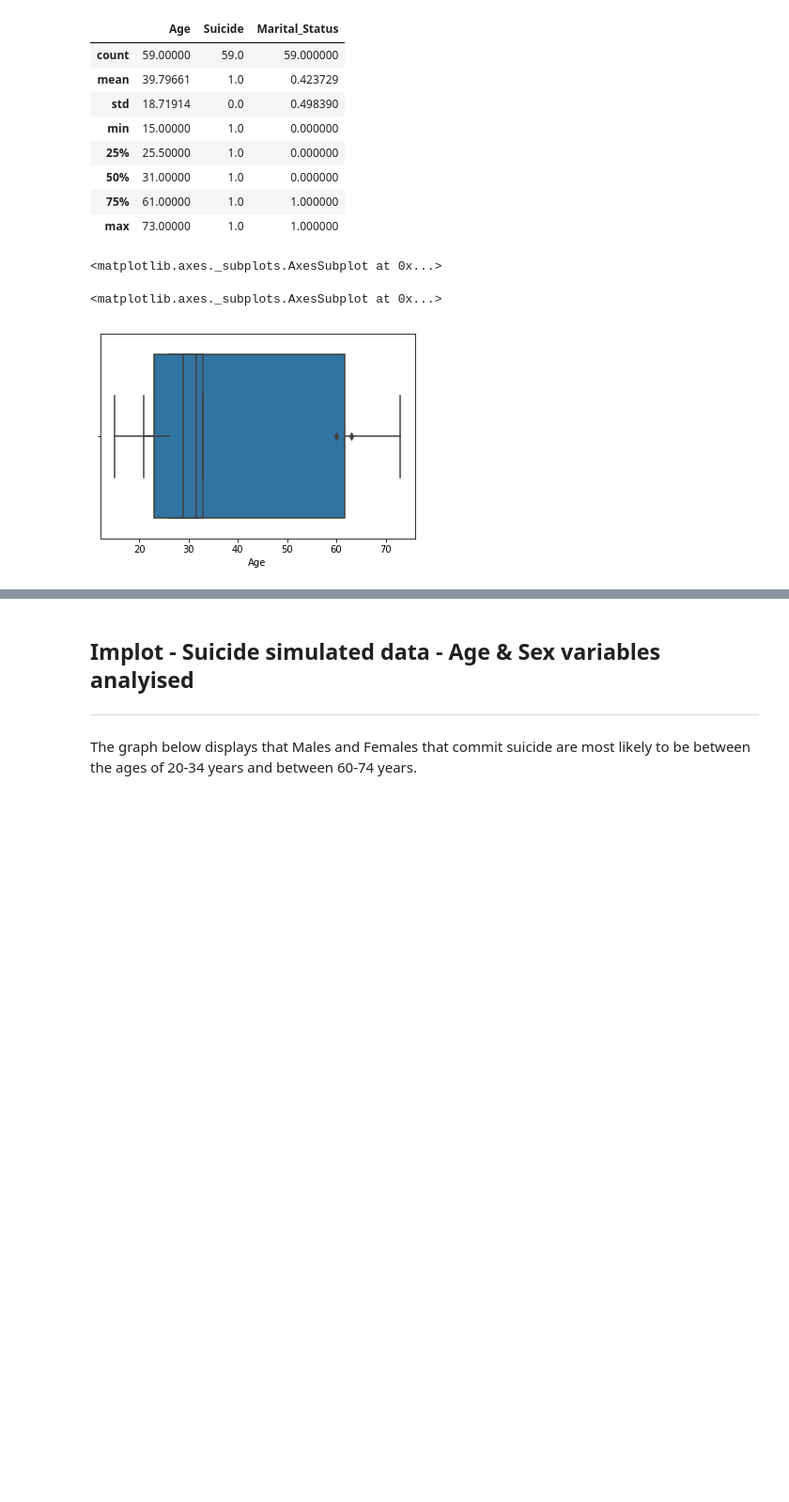
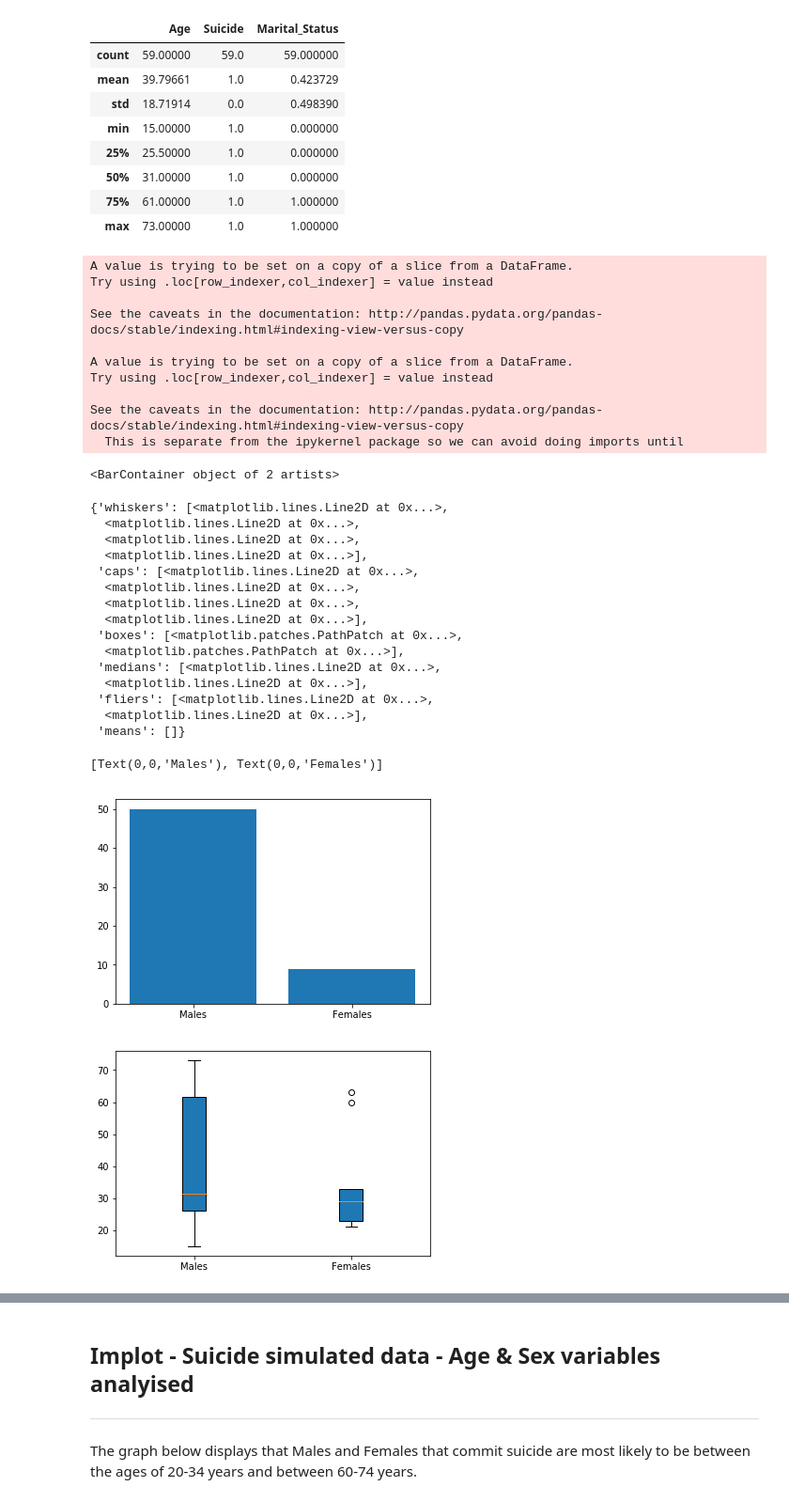
Before and after one commit to roisinanglim/suicide_rates, a Jupyter notebook: suicide _rates_data_simulation.ipynb, the cells around one changed output, grey strips where cells are left out. Shown at 94% size. Drawn from its saved outputs; the diff is of its cells as text; code cells hidden in the pictures; blank space fills up the shorter version.

Commit message:
additional bargraph & boxplot added

```diff
--- a/suicide _rates_data_simulation.ipynb
+++ b/suicide _rates_data_simulation.ipynb
@@ -600,8 +600,8 @@ sns.distplot(Total_data.Age)
 # %%
 #Filter dataset based on suicides
-suicide_no = Total_data.loc[Total_data['Suicide'] == 1]
+SuicideData = Total_data.loc[Total_data['Suicide'] == 1]
 #Print first five rows
-pd.DataFrame.head(suicide_no)
+pd.DataFrame.head(SuicideData)
 # %% [output]
 |  | Age | Sex | Suicide | Marital_Status |
 | 875 | 20 | m | 1 | 1.0 |
@@ -622,19 +622,55 @@ suicide_no.describe()
 | 50% | 31.00000 | 1.0 | 0.000000 |
 | 75% | 61.00000 | 1.0 | 1.000000 |
 | max | 73.00000 | 1.0 | 1.000000 |
-# %%
-suicide_no_male = suicide_no.loc[suicide_no['Sex'] == 'm']
-suicide_no_female = suicide_no.loc[suicide_no['Sex'] == 'f']
-
-#Plot implot graphs side by side to compare male & female suicide numbers
-#implotf = sns.lmplot(data = suicide_no_female, x = "Marital_Status", y = "Age",fit_reg=False, hue = "Sex",size = 5, aspect=1, scatter_kws = {'s':200}, )
-#implotm = sns.lmplot(data = suicide_no_male, x = "Marital_Status", y = "Age",fit_reg=False, hue = "Sex",size = 5, aspect=1, scatter_kws = {'s':200}, )
-
-sns.boxplot(suicide_no.Age[suicide_no.Sex == "m"])
-sns.boxplot(suicide_no.Age[suicide_no.Sex == "f"])
-
-#sns.boxplot(pd.melt(suicide_no))
-# %% [output]
-<matplotlib.axes._subplots.AxesSubplot at 0x...>
-<matplotlib.axes._subplots.AxesSubplot at 0x...>
-[figure, removed]
+# %%
+# Convert data type
+SuicideData['Age'] = SuicideData.Age.astype(int)
+SuicideData['Suicide'] = SuicideData.Suicide.astype(int)
+
+# Difficulty using this data with seaborn, so used Matplotlib instead.
+# Seperate data in males and females.
+SuicideData_male = SuicideData.loc[SuicideData['Sex'] == 'm']
+SuicideData_female = SuicideData.loc[SuicideData['Sex'] == 'f']
+
+# Bar graph of how many males and females.
+fig = plt.figure()
+ax = plt.axes()
+plt.bar(["Males","Females"],[len(SuicideData_male.Age),len(SuicideData_female.Age)])
+# Create box plot comparing of Ages for males and females
+fig = plt.figure()
+ax = plt.axes()
+plt.boxplot([SuicideData_male.Age,SuicideData_female.Age],patch_artist=True)
+ax.set_xticklabels(['Males', 'Females'])
+
+# Create percentage single for males and females
+PercentageMaried = (len(SuicideData_male.Marital_Status)/len(SuicideData_male.Marital_Status[SuicideData_male.Marital_Status == 1])) * 100
+# %% [output]
+A value is trying to be set on a copy of a slice from a DataFrame.
+Try using .loc[row_indexer,col_indexer] = value instead
+
+See the caveats in the documentation: http://pandas.pydata.org/pandas-docs/stable/indexing.html#indexing-view-versus-copy
+
+A value is trying to be set on a copy of a slice from a DataFrame.
+Try using .loc[row_indexer,col_indexer] = value instead
+
+See the caveats in the documentation: http://pandas.pydata.org/pandas-docs/stable/indexing.html#indexing-view-versus-copy
+  This is separate from the ipykernel package so we can avoid doing imports until
+<BarContainer object of 2 artists>
+{'whiskers': [<matplotlib.lines.Line2D at 0x...>,
+  <matplotlib.lines.Line2D at 0x...>,
+  <matplotlib.lines.Line2D at 0x...>,
+  <matplotlib.lines.Line2D at 0x...>],
+ 'caps': [<matplotlib.lines.Line2D at 0x...>,
+  <matplotlib.lines.Line2D at 0x...>,
+  <matplotlib.lines.Line2D at 0x...>,
+  <matplotlib.lines.Line2D at 0x...>],
+ 'boxes': [<matplotlib.patches.PathPatch at 0x...>,
+  <matplotlib.patches.PathPatch at 0x...>],
+ 'medians': [<matplotlib.lines.Line2D at 0x...>,
+  <matplotlib.lines.Line2D at 0x...>],
+ 'fliers': [<matplotlib.lines.Line2D at 0x...>,
+  <matplotlib.lines.Line2D at 0x...>],
+ 'means': []}
+[Text(0,0,'Males'), Text(0,0,'Females')]
+[figure, added]
+[figure, added]
```
Also changed, not shown: parts of 7 cells of this notebook.
